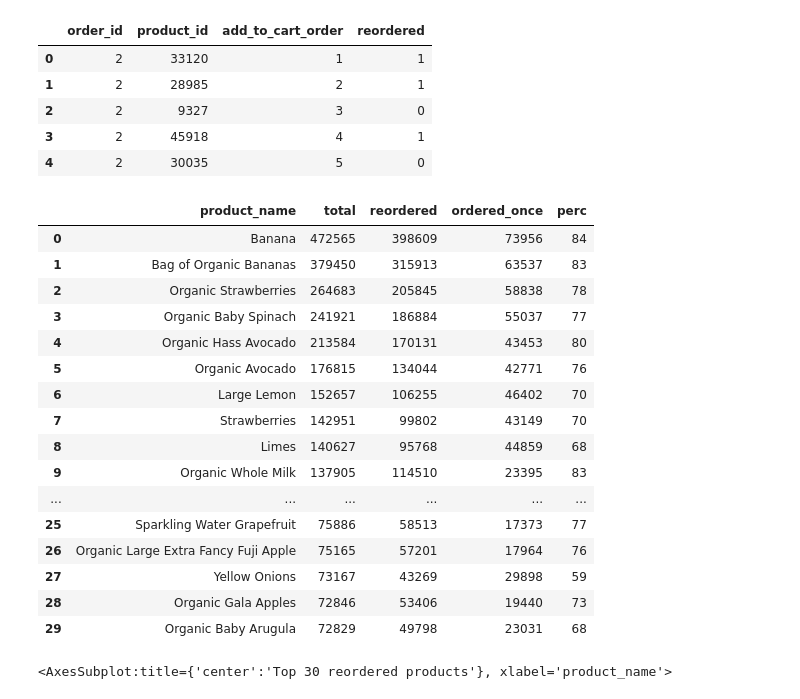
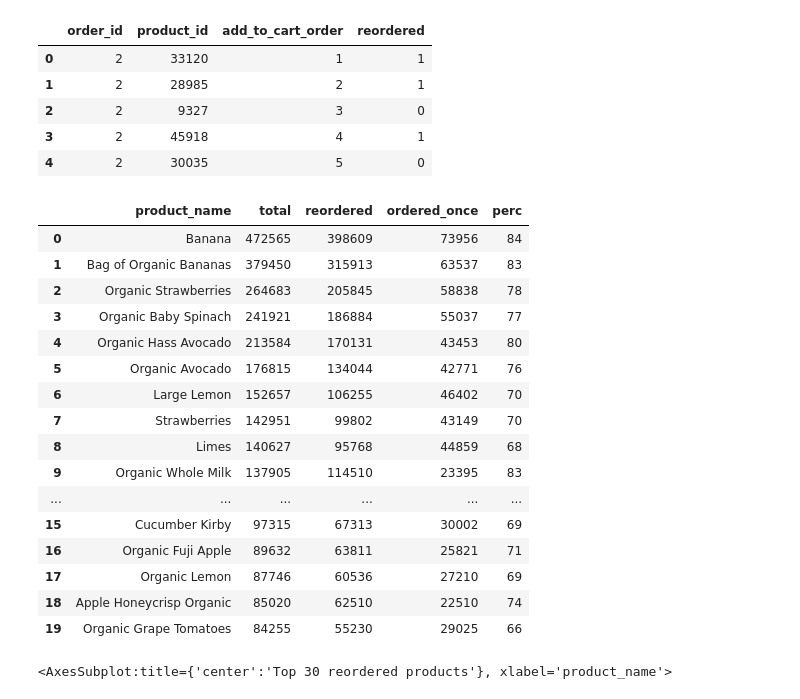
Before and after one commit to kwonowk/market-basket-analysis, a Jupyter notebook: instacart_analysis.ipynb, the cells around one changed output. Drawn from its saved outputs; the diff is of its cells as text; code cells hidden in the pictures.

```diff
--- a/instacart_analysis.ipynb
+++ b/instacart_analysis.ipynb
@@ -238,25 +238,25 @@ reorders['ordered_once'] = reorders['total']-reorders['reordered']
 reorders['perc'] = reorders['reordered'] / reorders['total']*100
 reorders_30 = reorders.loc[reorders['reordered'] != 0].sort_values(by = 'total', ascending = False).head(30)
 # %%
-reorders_30.reset_index()
+reorders_30.reset_index().head(20)
 # %% [output]
 |  | product_name | total | reordered | ordered_once | perc |
 | 0 | Banana | 472565 | 398609 | 73956 | 84 |
 | 1 | Bag of Organic Bananas | 379450 | 315913 | 63537 | 83 |
 | 2 | Organic Strawberries | 264683 | 205845 | 58838 | 78 |
 | 3 | Organic Baby Spinach | 241921 | 186884 | 55037 | 77 |
 | 4 | Organic Hass Avocado | 213584 | 170131 | 43453 | 80 |
 | 5 | Organic Avocado | 176815 | 134044 | 42771 | 76 |
 | 6 | Large Lemon | 152657 | 106255 | 46402 | 70 |
 | 7 | Strawberries | 142951 | 99802 | 43149 | 70 |
 | 8 | Limes | 140627 | 95768 | 44859 | 68 |
 | 9 | Organic Whole Milk | 137905 | 114510 | 23395 | 83 |
 | ... | ... | ... | ... | ... | ... |
-| 25 | Sparkling Water Grapefruit | 75886 | 58513 | 17373 | 77 |
-| 26 | Organic Large Extra Fancy Fuji Apple | 75165 | 57201 | 17964 | 76 |
-| 27 | Yellow Onions | 73167 | 43269 | 29898 | 59 |
-| 28 | Organic Gala Apples | 72846 | 53406 | 19440 | 73 |
-| 29 | Organic Baby Arugula | 72829 | 49798 | 23031 | 68 |
+| 15 | Cucumber Kirby | 97315 | 67313 | 30002 | 69 |
+| 16 | Organic Fuji Apple | 89632 | 63811 | 25821 | 71 |
+| 17 | Organic Lemon | 87746 | 60536 | 27210 | 69 |
+| 18 | Apple Honeycrisp Organic | 85020 | 62510 | 22510 | 74 |
+| 19 | Organic Grape Tomatoes | 84255 | 55230 | 29025 | 66 |
 # %%
 reorders_30.reset_index()[['product_name','reordered','ordered_once']].plot(x = 'product_name', kind = 'bar', stacked = True, title = "Top 30 reordered products")
 # %% [output]
```
Also changed, not shown: parts of 23 cells of this notebook.
